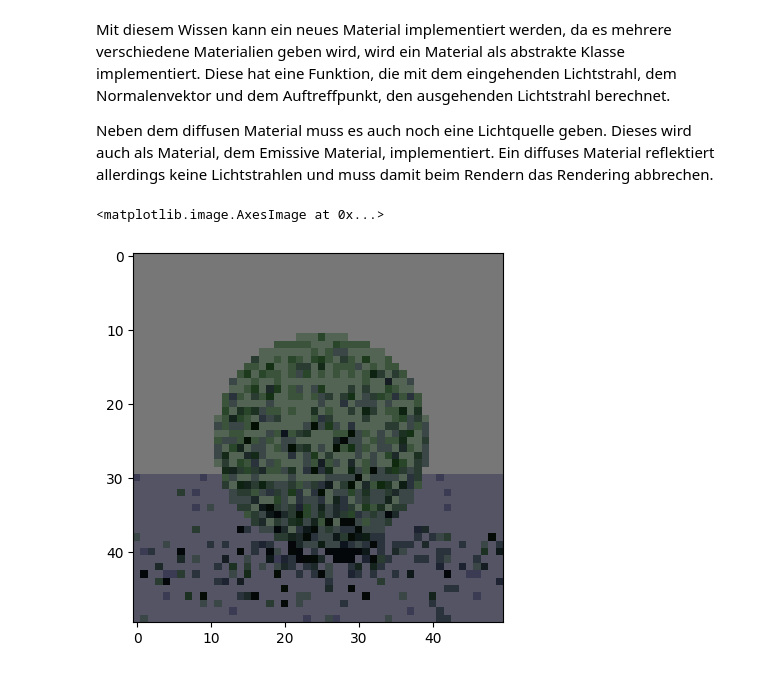
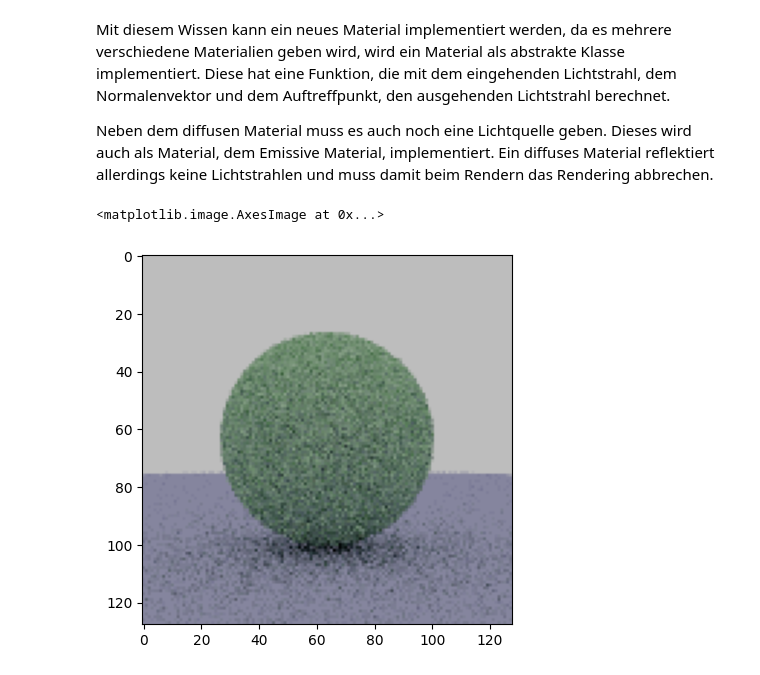
Before and after one commit to paul-pw/raytracing_python, a Jupyter notebook: ray_tracing.ipynb, the cells around one changed output. Drawn from its saved outputs; the diff is of its cells as text; code cells hidden in the pictures.

```diff
--- a/ray_tracing.ipynb
+++ b/ray_tracing.ipynb
@@ -89,12 +89,12 @@ class Camera:
     def _getRay(self, pixelX:int,pixelY:int) -> Ray:
         assert 0 <= pixelX < self.imageSize.width, f"pixelX has to be in Image, was {pixelX}"
         assert 0 <= pixelY < self.imageSize.height, f"pixelY has to be in Image, was {pixelY}"
-        x = -self.imageSize.width/2 + pixelX
-        y = -self.imageSize.height/2 + pixelY
+        x = -self.imageSize.width/2 + pixelX + np.random.rand()
+        y = -self.imageSize.height/2 + pixelY + np.random.rand()
         pixelPos = self.sensorPosition + np.array([0, x/self.unitPerPixel, y/self.unitPerPixel])
         rayDirection = normalizeVector(pixelPos - self.aperturePosition)
         return Ray(self.aperturePosition, rayDirection, np.array([1,1,1])) # TODO eigentlich is es falsch mit 1,1,1 anzufangen...
 
-camera = Camera(ImageSize(128, 128))
+camera = Camera(ImageSize(8, 8))
 camera._getRay(0,0)
 # %% [output]
@@ -371,39 +371,40 @@ class Emissive(Material):
         color = inRay.color * self.color
         return Ray(location, direction, color)
 # %%
-camera = Camera(ImageSize(50, 50))
+camera = Camera(ImageSize(128, 128))
 c = Circle(np.array([50, 0, 0]), 10, Diffuse([0.5, 0.7, 0.5]))
 objects: list[Object] = [Circle(np.array([50, 0, 0]), 10, Diffuse([0.5, 0.7, 0.5])),
                          Circle(np.array([0, 5000, 0]),
                                 4990, Diffuse([0.5, 0.5, 0.7])),
                          Circle(np.array([0, 0, 0]), 5000, Emissive([5, 5, 5]))]
 
 def render(camera: Camera, objects: list[Object]):
     img = np.zeros((camera.imageSize.width, camera.imageSize.height, 3))
-    for x in range(camera.imageSize.width):
-        for y in range(camera.imageSize.height):
-            ray = camera._getRay(x, y)
-            for i in range(7):
-                hits = []
-                for obj in objects:
-                    hit = obj.hit(ray)
-                    if hit is not None:
-                        hits.append(hit)
-                if len(hits) == 0:
-                    img[x, y] = [0, 0, 0]
-                    break
-                criticalHit = min(hits, key=lambda hit: hit[0])
-                point = ray.at(criticalHit.t)
-                ray = criticalHit.material.outRay(ray, criticalHit.normal, point)
-                if all(map(lambda x: x==0, ray.direction)):
-                    break
-            img[x, y] = ray.color
+    for j in range(5):
+        for x in range(camera.imageSize.width):
+            for y in range(camera.imageSize.height):
+                ray = camera._getRay(x, y)
+                for i in range(50):
+                    hits = []
+                    for obj in objects:
+                        hit = obj.hit(ray)
+                        if hit is not None:
+                            hits.append(hit)
+                    if len(hits) == 0:
+                        img[x, y] = [0, 0, 0]
+                        break
+                    criticalHit = min(hits, key=lambda hit: hit[0])
+                    point = ray.at(criticalHit.t)
+                    ray = criticalHit.material.outRay(ray, criticalHit.normal, point)
+                    if all(map(lambda x: x==0, ray.direction)):
+                        break
+                img[x, y] += ray.color
     return img
 
 img = render(camera,objects)
-img = img/50
+img = img/100
 img = np.sqrt(img*2.2) # Gamma 2.2
 plt.imshow(img)
 # %% [output]
 <matplotlib.image.AxesImage at 0x...>
-[figure, old version]
+[figure, new version]
```
Also changed, not shown: parts of 9 cells of this notebook.
